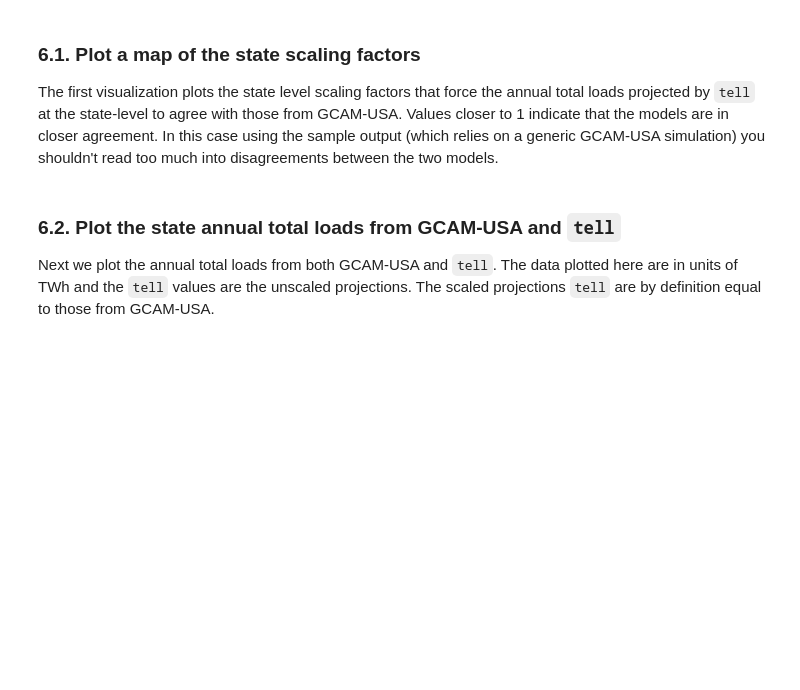
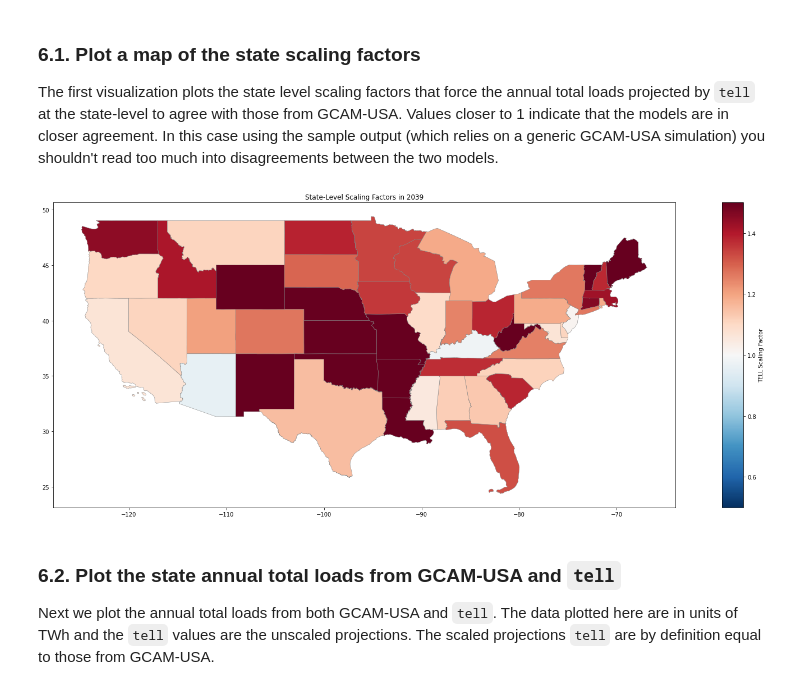
Before and after one commit to IMMM-SFA/tell, a Jupyter notebook: notebooks/tell_quickstarter.ipynb, the cells around one changed output. Saved outputs shown, nothing was run; the diff lists cells and outputs as text; code cells hidden in the pictures; blank space fills up the shorter version.

```diff
--- a/notebooks/tell_quickstarter.ipynb
+++ b/notebooks/tell_quickstarter.ipynb
@@ -190,12 +192,14 @@ The first visualization plots the state level scaling factors that force the ann
 1 indicate that the models are in closer agreement. In this case using the sample output (which relies on a generic GCAM-USA simulation) you shouldn't read too much into disagreements between the two models.
 # %%
 # Plot the state-level scaling factors:
-tell.plot_state_scaling_factors(year_to_plot = '2099',
+tell.plot_state_scaling_factors(year_to_plot = '2039',
                                 scenario_to_plot = 'rcp85hotter_ssp5',
                                 data_input_dir = tell_data_dir,
                                 image_output_dir = tell_image_dir,
                                 image_resolution = 150,
-                                save_images = True)
+                                save_images = False)
+# %% [output]
+[figure, added]
 # %% [markdown]
 ### 6.2. Plot the state annual total loads from GCAM-USA and `tell`
 
```
Also changed, not shown: parts of 7 cells of this notebook.
